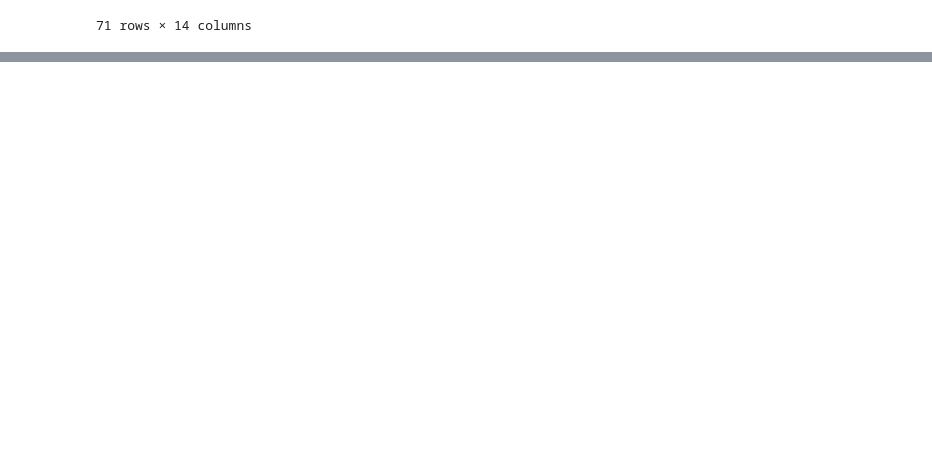
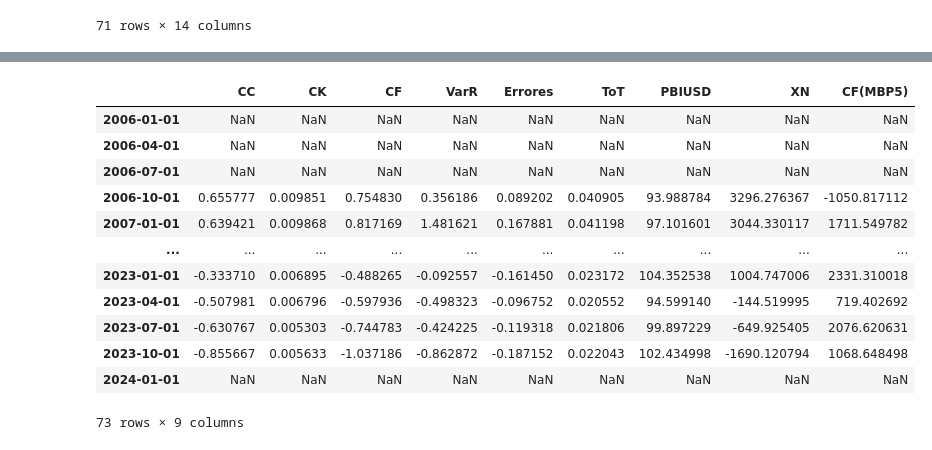
Before and after one commit to FedericoBohl/DatArg-2.0, a Jupyter notebook: __Test__.ipynb, the cells around one changed output, grey strips where cells are left out. Drawn from its saved outputs; the diff is of its cells as text; code cells hidden in the pictures; blank space fills up the shorter version.

```diff
--- a/__Test__.ipynb
+++ b/__Test__.ipynb
@@ -1120,0 +1271,19 @@ ica
+# %%
+datagdp=data.copy()
+for col in data.columns.to_list():
+    datagdp[col]=datagdp.rolling(4).sum()[col]*100/(datagdp["PBIUSD"]*4)
+datagdp
+# %% [output]
+|  | CC | CK | CF | VarR | Errores | ToT | PBIUSD | XN | CF(MBP5) |
+| 2006-01-01 | NaN | NaN | NaN | NaN | NaN | NaN | NaN | NaN | NaN |
+| 2006-04-01 | NaN | NaN | NaN | NaN | NaN | NaN | NaN | NaN | NaN |
+| 2006-07-01 | NaN | NaN | NaN | NaN | NaN | NaN | NaN | NaN | NaN |
+| 2006-10-01 | 0.655777 | 0.009851 | 0.754830 | 0.356186 | 0.089202 | 0.040905 | 93.988784 | 3296.276367 | -1050.817112 |
+| 2007-01-01 | 0.639421 | 0.009868 | 0.817169 | 1.481621 | 0.167881 | 0.041198 | 97.101601 | 3044.330117 | 1711.549782 |
+| ... | ... | ... | ... | ... | ... | ... | ... | ... | ... |
+| 2023-01-01 | -0.333710 | 0.006895 | -0.488265 | -0.092557 | -0.161450 | 0.023172 | 104.352538 | 1004.747006 | 2331.310018 |
+| 2023-04-01 | -0.507981 | 0.006796 | -0.597936 | -0.498323 | -0.096752 | 0.020552 | 94.599140 | -144.519995 | 719.402692 |
+| 2023-07-01 | -0.630767 | 0.005303 | -0.744783 | -0.424225 | -0.119318 | 0.021806 | 99.897229 | -649.925405 | 2076.620631 |
+| 2023-10-01 | -0.855667 | 0.005633 | -1.037186 | -0.862872 | -0.187152 | 0.022043 | 102.434998 | -1690.120794 | 1068.648498 |
+| 2024-01-01 | NaN | NaN | NaN | NaN | NaN | NaN | NaN | NaN | NaN |
+73 rows × 9 columns
```
Also changed, not shown: parts of 3 cells of this notebook, 2 other files.
